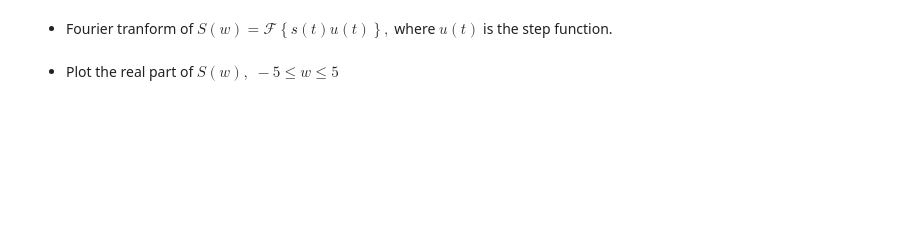
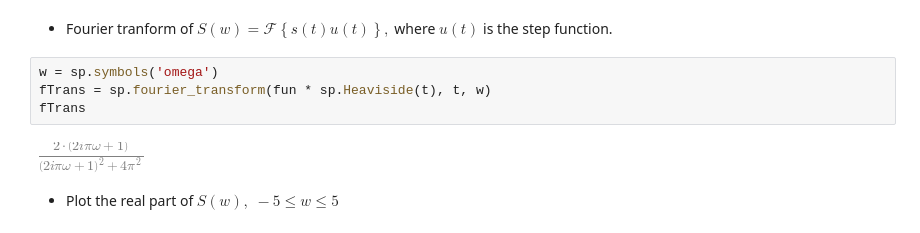
Before and after one commit to ViliRaunola/Wireless-Communication-Systems, a Jupyter notebook: Week 1/assignment_w1.ipynb, the cells around one changed output. Drawn from its saved outputs; the diff is of its cells as text; blank space fills up the shorter version.

```diff
--- a/Week 1/assignment_w1.ipynb
+++ b/Week 1/assignment_w1.ipynb
@@ -91,4 +94,10 @@ plotFunDerInt.show()
 # %% [markdown]
 - Fourier tranform of $S(w) = \mathcal{F} \left\{s(t) u(t)\right\},$ where $u(t)$ is the step function.
+# %%
+w = sp.symbols('omega')
+fTrans = sp.fourier_transform(fun * sp.Heaviside(t), t, w)
+fTrans
+# %% [output]
+[figure, added]
 # %% [markdown]
 - Plot the real part of $S(w), \; -5 \leq w \leq 5$
```
Also changed, not shown: parts of 6 cells of this notebook.
